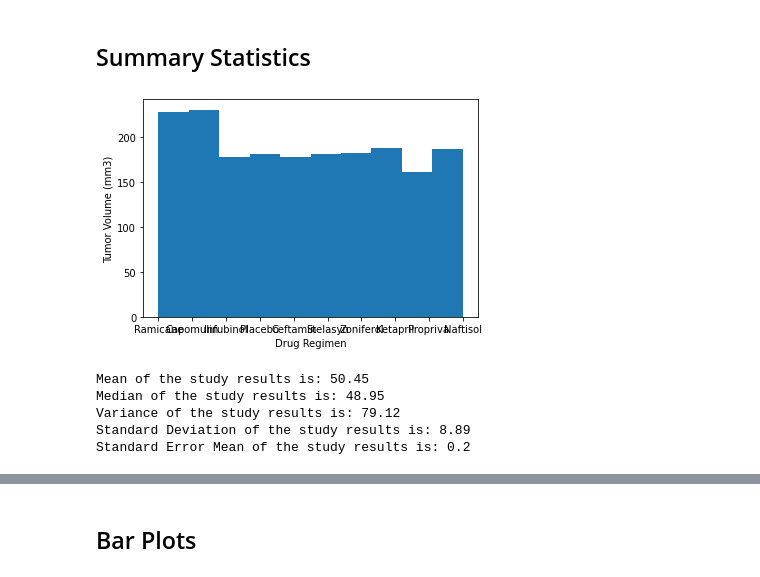
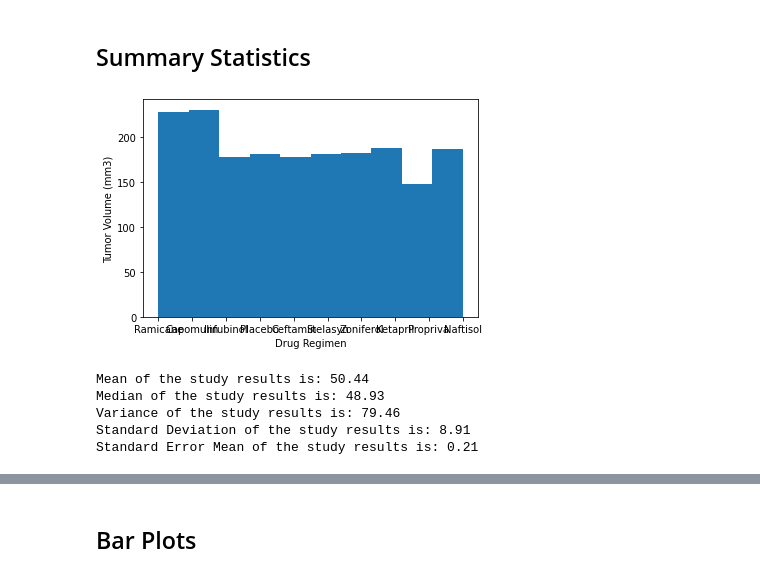
Before and after one commit to lmateo707/pymaceuticals-challenge, a Jupyter notebook: pymaceuticals_starter-checkpoint.ipynb, the cells around one changed output, grey strips where cells are left out. Cells and saved outputs as stored; diff of their text form; code cells hidden in the pictures.

```diff
--- a/pymaceuticals_starter-checkpoint.ipynb
+++ b/pymaceuticals_starter-checkpoint.ipynb
@@ -12,8 +12,8 @@ from sklearn import datasets
 from scipy.stats import linregress
 
 # Study data files
-mouse_metadata_path = "data/Mouse_metadata.csv"
-study_results_path = "data/Study_results.csv"
+mouse_metadata_path = "Mouse_metadata.csv"
+study_results_path = "Study_results.csv"
 
 # Read the mouse data and the study results
 mouse_metadata = pd.read_csv(mouse_metadata_path)
@@ -68,10 +68,11 @@ grouped_mice.loc[grouped_mice["Timepoint"] > 10]
 # Optional: Get all the data for the duplicate mouse ID.
 # Create a clean DataFrame by dropping the duplicate mouse by its ID.
 # Checking the number of mice in the clean DataFrame.
-clean_total_mice_df.loc[clean_total_mice_df["Mouse ID"] == "g989"]
-clean_total_mice_df = clean_total_mice_df.loc[clean_total_mice_df["Mouse ID"] != "g989"]
-clean_total_mice_df = clean_total_mice_df.dropna(how="any")
-clean_total_mice_df.count()
+clean_micestudy_df = micestudy_df
+clean_micestudy_df.loc[clean_micestudy_df["Mouse ID"] == "g989"]
+clean_micestudy_df = clean_micestudy_df.loc[clean_micestudy_df["Mouse ID"] != "g989"]
+clean_micestudy_df = clean_micestudy_df.dropna(how="any")
+clean_micestudy_df.count()
 # %% [output]
 Mouse ID              1880
 Drug Regimen          1880
@@ -92,28 +93,28 @@ clean_total_mice_df.groupby(['Mouse ID']).count().shape[0]
 # %%
 # Generate a summary statistics table of mean, median, variance, standard deviation,
 #and SEM of the tumor volume for each regimen
 
 # This method is the most straightforward, creating multiple series and putting them
 #all together at the end.
 
 
-#plt.hist(micestudy_df['Drug Regimen'])
-#plt.xlabel('Drug Regimen')
-#plt.ylabel('Tumor Volume (mm3)')
-#plt.show()
+plt.hist(clean_micestudy_df['Drug Regimen'])
+plt.xlabel('Drug Regimen')
+plt.ylabel('Tumor Volume (mm3)')
+plt.show()
 
-# print(f"Mean of the study results is: {round(micestudy_df['Tumor Volume (mm3)'].mean(),2)}")
-# print(f"Median of the study results is: {round(micestudy_df['Tumor Volume (mm3)'].median(),2)}")
-# print(f"Variance of the study results is: {round(micestudy_df['Tumor Volume (mm3)'].var(),2)}")
-# print(f"Standard Deviation of the study results is: {round(micestudy_df['Tumor Volume (mm3)'].std(),2)}")
-# print(f"Standard Error Mean of the study results is: {round(micestudy_df['Tumor Volume (mm3)'].sem(),2)}")
+print(f"Mean of the study results is: {round(clean_micestudy_df['Tumor Volume (mm3)'].mean(),2)}")
+print(f"Median of the study results is: {round(clean_micestudy_df['Tumor Volume (mm3)'].median(),2)}")
+print(f"Variance of the study results is: {round(clean_micestudy_df['Tumor Volume (mm3)'].var(),2)}")
+print(f"Standard Deviation of the study results is: {round(clean_micestudy_df['Tumor Volume (mm3)'].std(),2)}")
+print(f"Standard Error Mean of the study results is: {round(clean_micestudy_df['Tumor Volume (mm3)'].sem(),2)}")
 # %% [output]
-[figure, old version]
+[figure, new version]
-Mean of the study results is: 50.45
-Median of the study results is: 48.95
-Variance of the study results is: 79.12
-Standard Deviation of the study results is: 8.89
-Standard Error Mean of the study results is: 0.2
+Mean of the study results is: 50.44
+Median of the study results is: 48.93
+Variance of the study results is: 79.46
+Standard Deviation of the study results is: 8.91
+Standard Error Mean of the study results is: 0.21
 # %%
 # Generate a summary statistics table of mean, median, variance, standard deviation,
 #and SEM of the tumor volume for each regimen
```
Also changed, not shown: parts of 12 cells of this notebook.
